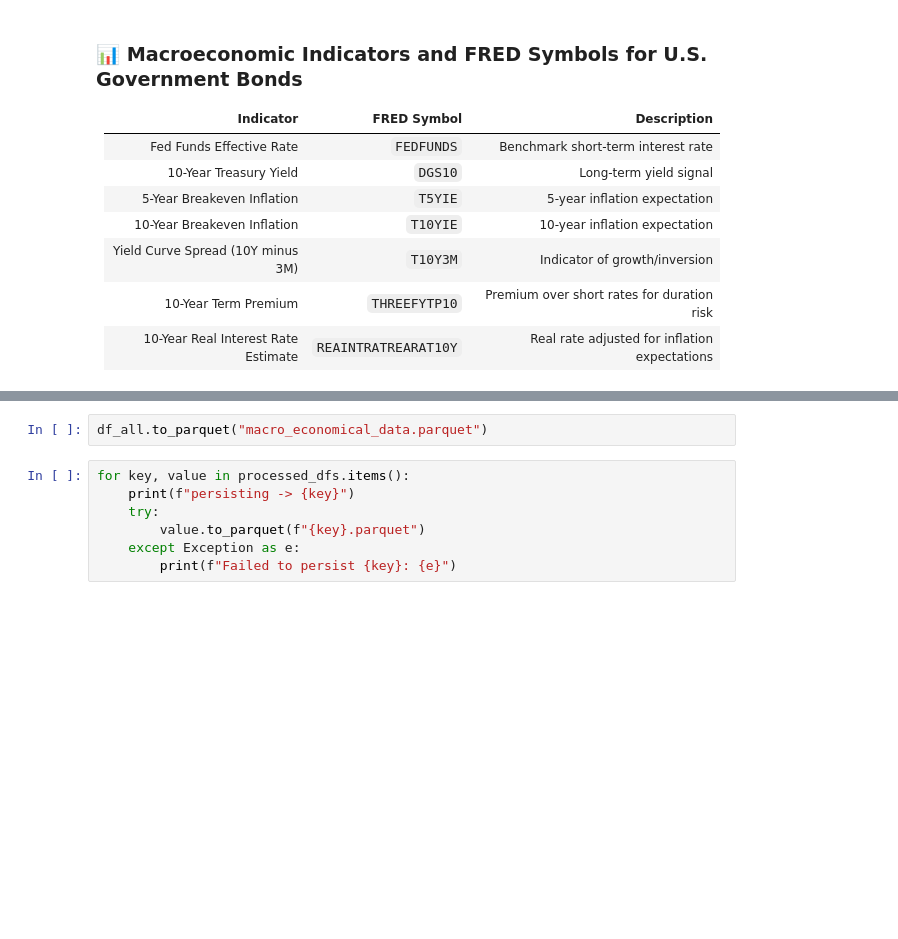
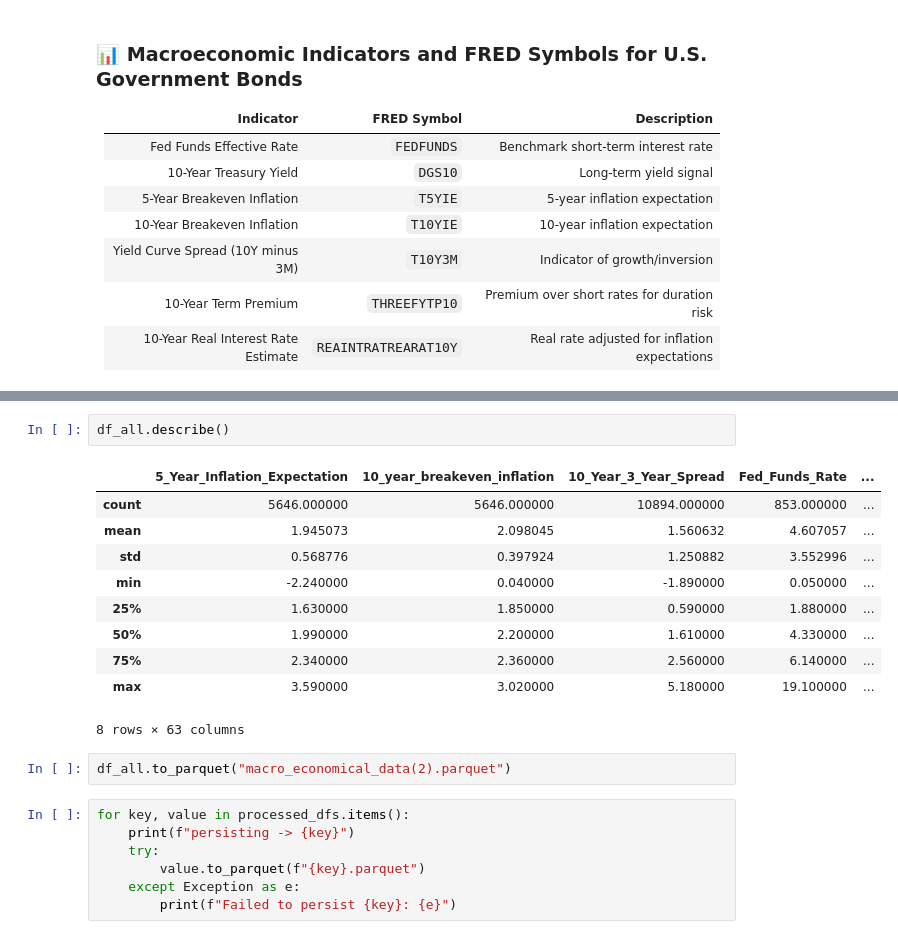
Before and after one commit to ttoe05/tt-investment-analysis, a Jupyter notebook: src/quant-modeling-bonds.ipynb, the cells around one changed output, grey strips where cells are left out. Cells and saved outputs as stored; diff of their text form; blank space fills up the shorter version.

```diff
--- a/src/quant-modeling-bonds.ipynb
+++ b/src/quant-modeling-bonds.ipynb
@@ -233,5 +290,18 @@ df_all.head()
+# %%
+df_all.describe()
+# %% [output]
+|  | 5_Year_Inflation_Expectation | 10_year_breakeven_inflation | 10_Year_3_Year_Spread | Fed_Funds_Rate | ... |
+| count | 5646.000000 | 5646.000000 | 10894.000000 | 853.000000 | ... |
+| mean | 1.945073 | 2.098045 | 1.560632 | 4.607057 | ... |
+| std | 0.568776 | 0.397924 | 1.250882 | 3.552996 | ... |
+| min | -2.240000 | 0.040000 | -1.890000 | 0.050000 | ... |
+| 25% | 1.630000 | 1.850000 | 0.590000 | 1.880000 | ... |
+| 50% | 1.990000 | 2.200000 | 1.610000 | 4.330000 | ... |
+| 75% | 2.340000 | 2.360000 | 2.560000 | 6.140000 | ... |
+| max | 3.590000 | 3.020000 | 5.180000 | 19.100000 | ... |
+8 rows × 63 columns
 # %%
-df_all.to_parquet("macro_economical_data.parquet")
+df_all.to_parquet("macro_economical_data(2).parquet")
 # %%
 for key, value in processed_dfs.items():
     print(f"persisting -> {key}")
```
Also changed, not shown: parts of 17 cells of this notebook, 3 other files.
